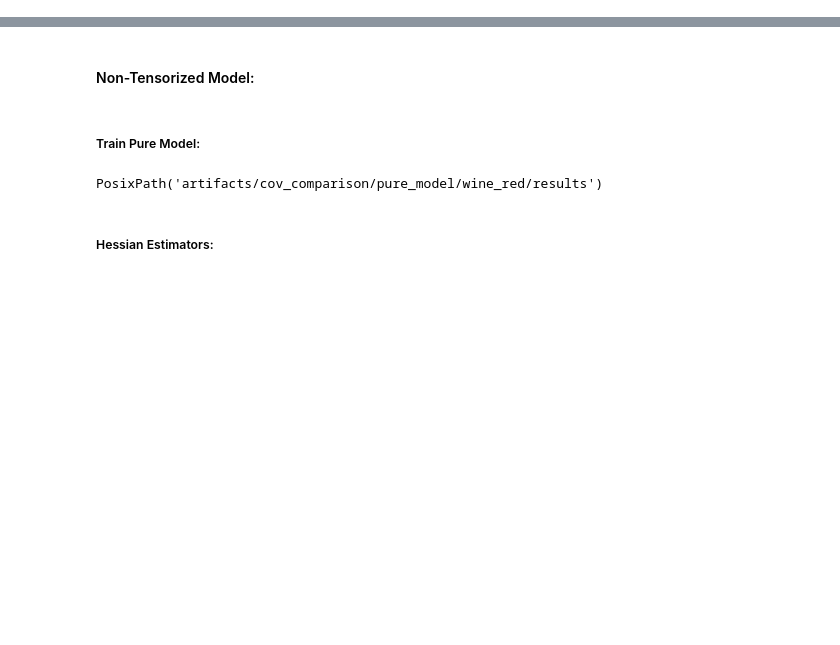
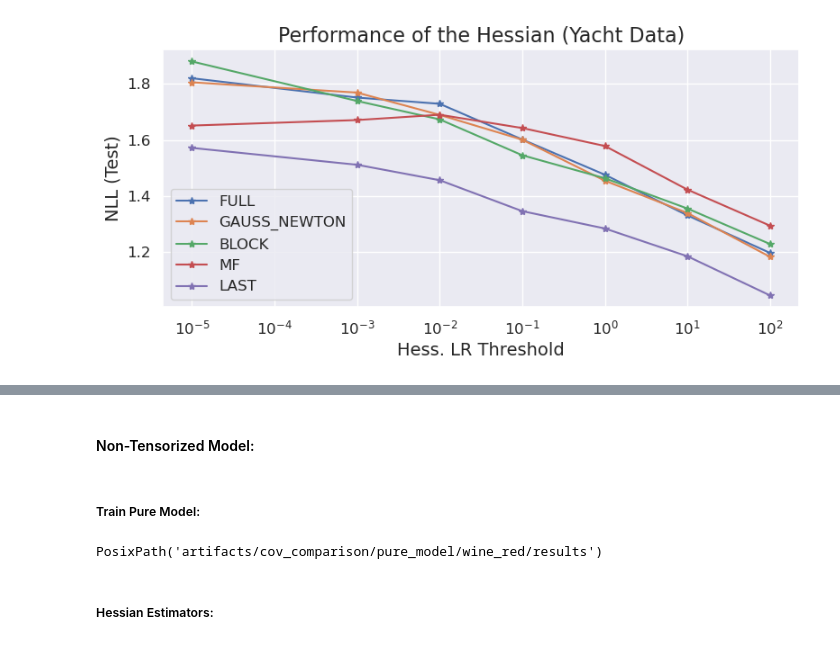
Before and after one commit to AlbMLpy/laplace-tnkm, a Jupyter notebook: real_data.ipynb, the cells around one changed output, grey strips where cells are left out. Saved outputs shown, nothing was run; the diff lists cells and outputs as text; code cells hidden in the pictures; blank space fills up the shorter version.

```diff
--- a/real_data.ipynb
+++ b/real_data.ipynb
@@ -577,0 +413,20 @@ norm_frob(L.dot(L.T) - w_hess)
+# %%
+x_name, y_name = 'low_rank_th', 'nll_test'
+y_list, leg_list = [], []
+for hess_type in ['full', 'gauss_newton', 'block', 'mf', 'last']:
+    tdf = query_df(res_df, dict(hess_type=hess_type)).sort_values(by=x_name)
+    y_list.append(tdf[y_name])
+    leg_list.append(hess_type.upper())
+    x_range = tdf[x_name]
+
+plot_y_list(
+    y_list, x_range, leg_list,
+    xlabel='Hess. LR Threshold',
+    ylabel='NLL (Test)',
+    x_scale='log',
+    text=None,
+    title=f'Performance of the Hessian ({DATA_NAME.capitalize()} Data)',
+    save_path=SAVE_DIR / f'{DATA_NAME}_hess_perf.png'
+)
+# %% [output]
+[figure, added]
```
Also changed, not shown: parts of 47 cells of this notebook.
